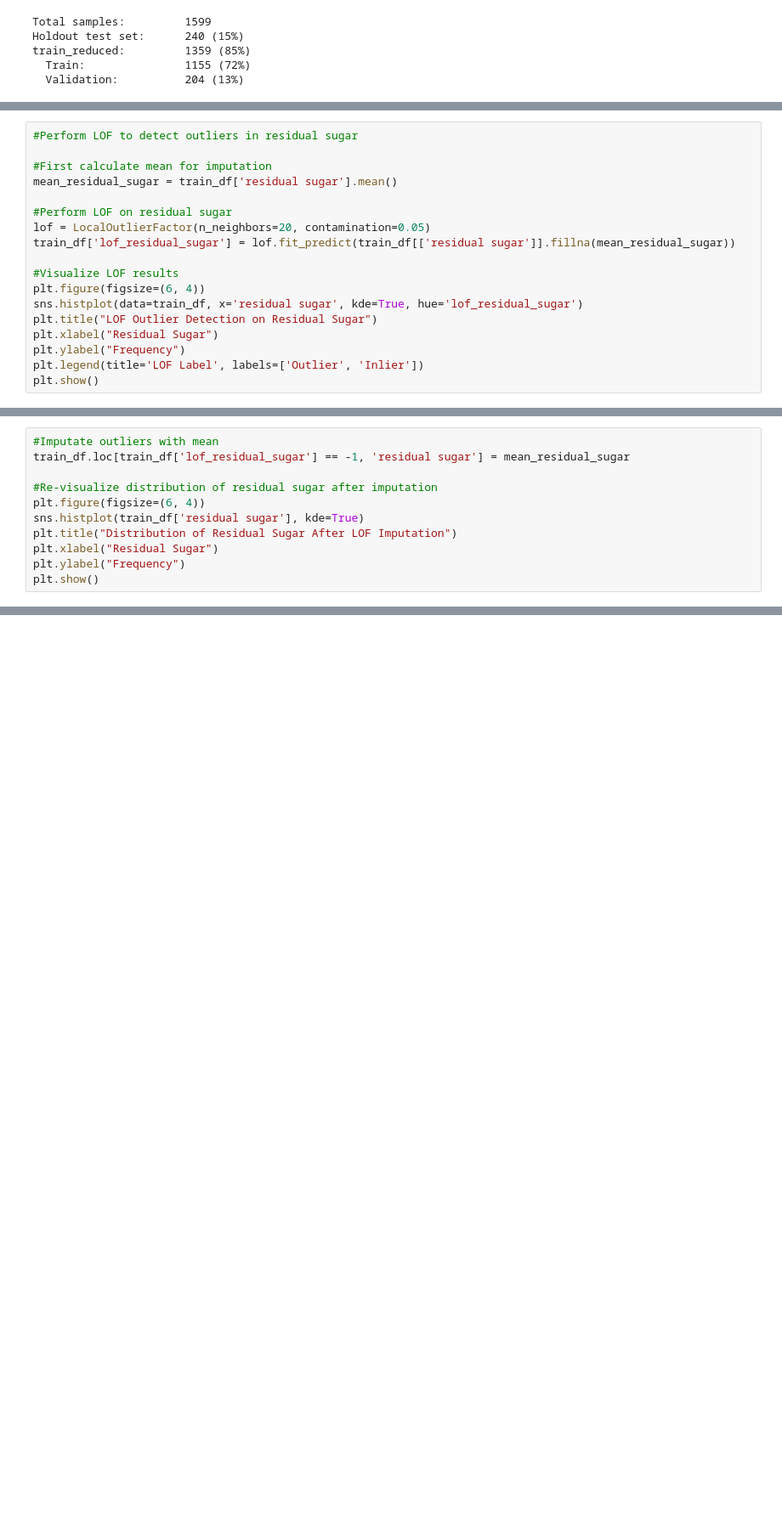
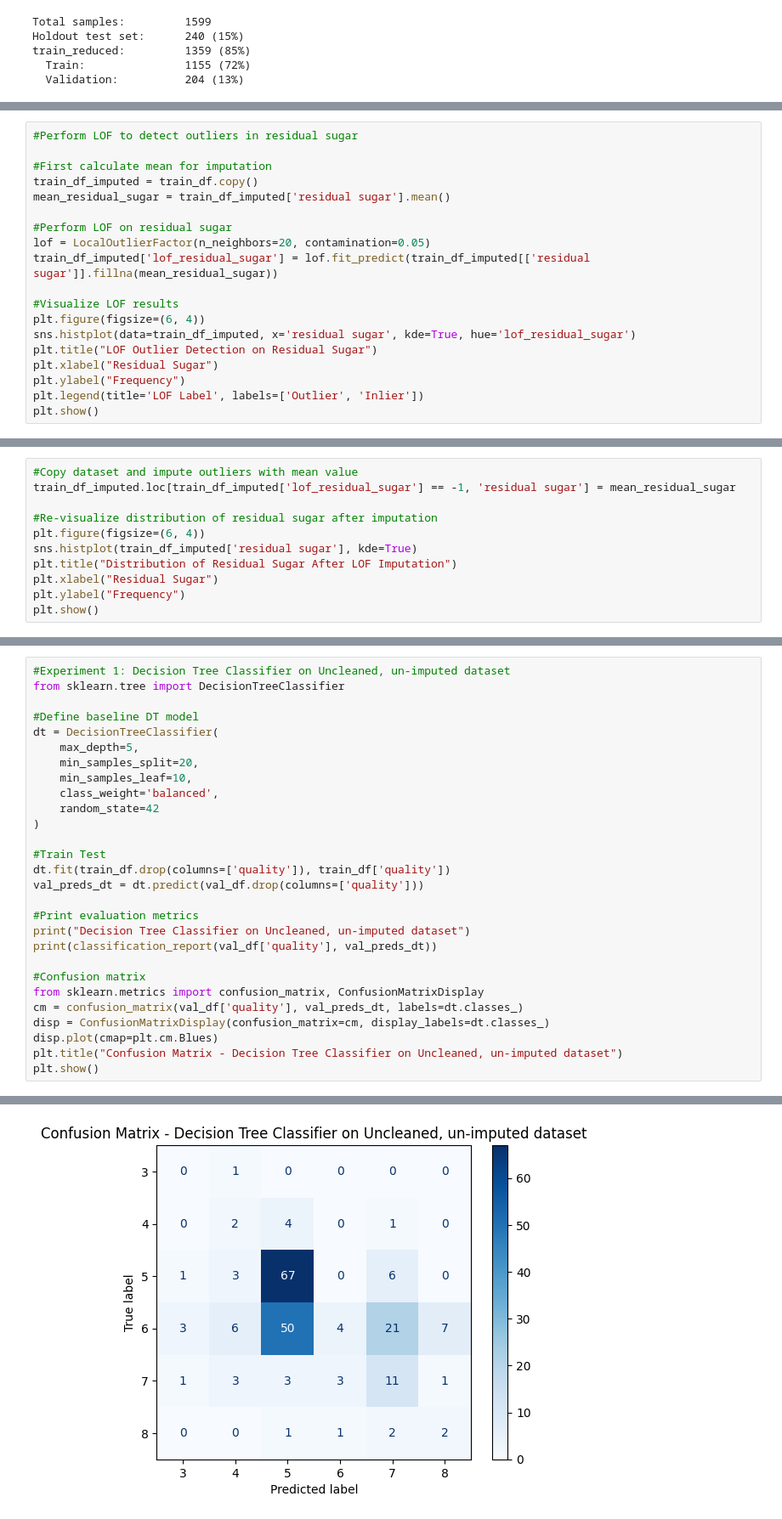
Before and after one commit to JCoji/DataScienceA2, a Jupyter notebook: A3 - Jonthan Cojita, Lucas Gavura.ipynb, the cells around one changed output, grey strips where cells are left out. Shown at 85% size. Drawn from its saved outputs; the diff is of its cells as text; blank space fills up the shorter version.

```diff
--- a/A3 - Jonthan Cojita, Lucas Gavura.ipynb
+++ b/A3 - Jonthan Cojita, Lucas Gavura.ipynb
@@ -91,15 +134,16 @@ for col in df.columns:
 #Perform LOF to detect outliers in residual sugar
 
 #First calculate mean for imputation
-mean_residual_sugar = train_df['residual sugar'].mean()
+train_df_imputed = train_df.copy()
+mean_residual_sugar = train_df_imputed['residual sugar'].mean()
 
 #Perform LOF on residual sugar
 lof = LocalOutlierFactor(n_neighbors=20, contamination=0.05)
-train_df['lof_residual_sugar'] = lof.fit_predict(train_df[['residual sugar']].fillna(mean_residual_sugar))
+train_df_imputed['lof_residual_sugar'] = lof.fit_predict(train_df_imputed[['residual sugar']].fillna(mean_residual_sugar))
 
 #Visualize LOF results
 plt.figure(figsize=(6, 4))
-sns.histplot(data=train_df, x='residual sugar', kde=True, hue='lof_residual_sugar')
+sns.histplot(data=train_df_imputed, x='residual sugar', kde=True, hue='lof_residual_sugar')
 plt.title("LOF Outlier Detection on Residual Sugar")
 plt.xlabel("Residual Sugar")
 plt.ylabel("Frequency")
@@ -108,12 +152,12 @@ plt.show()
 # %% [output]
 [figure]
 # %%
-#Imputate outliers with mean
-train_df.loc[train_df['lof_residual_sugar'] == -1, 'residual sugar'] = mean_residual_sugar
+#Copy dataset and impute outliers with mean value
+train_df_imputed.loc[train_df_imputed['lof_residual_sugar'] == -1, 'residual sugar'] = mean_residual_sugar
 
 #Re-visualize distribution of residual sugar after imputation
 plt.figure(figsize=(6, 4))
-sns.histplot(train_df['residual sugar'], kde=True)
+sns.histplot(train_df_imputed['residual sugar'], kde=True)
 plt.title("Distribution of Residual Sugar After LOF Imputation")
 plt.xlabel("Residual Sugar")
 plt.ylabel("Frequency")
@@ -122,0 +195,29 @@ plt.show()
+# %%
+#Experiment 1: Decision Tree Classifier on Uncleaned, un-imputed dataset
+from sklearn.tree import DecisionTreeClassifier
+
+#Define baseline DT model
+dt = DecisionTreeClassifier(
+    max_depth=5,
+    min_samples_split=20,
+    min_samples_leaf=10,
+    class_weight='balanced',
+    random_state=42
+)
+
+#Train Test
+dt.fit(train_df.drop(columns=['quality']), train_df['quality'])
+val_preds_dt = dt.predict(val_df.drop(columns=['quality']))
+
+#Print evaluation metrics
+print("Decision Tree Classifier on Uncleaned, un-imputed dataset")
+print(classification_report(val_df['quality'], val_preds_dt))
+
+#Confusion matrix
+from sklearn.metrics import confusion_matrix, ConfusionMatrixDisplay
+cm = confusion_matrix(val_df['quality'], val_preds_dt, labels=dt.classes_)
+disp = ConfusionMatrixDisplay(confusion_matrix=cm, display_labels=dt.classes_)
+disp.plot(cmap=plt.cm.Blues)
+plt.title("Confusion Matrix - Decision Tree Classifier on Uncleaned, un-imputed dataset")
+plt.show()
+# %% [output]
@@ -122,0 +237 @@ plt.show()
+[figure, added]
```
Also changed, not shown: parts of 9 cells of this notebook.
